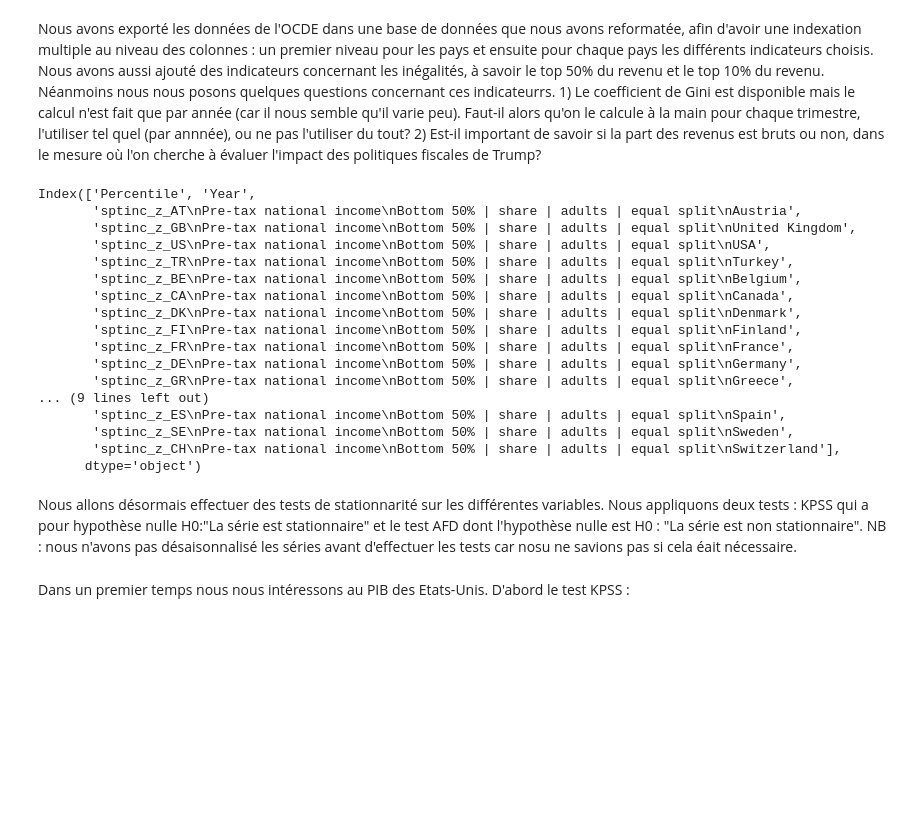
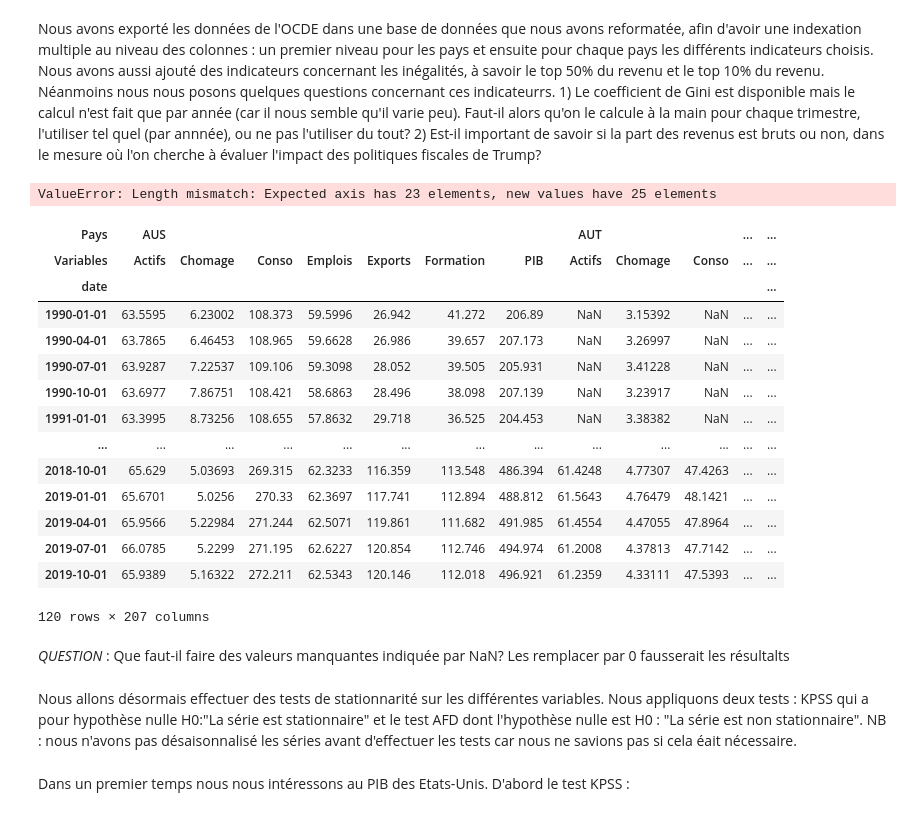
Before and after one commit to Adrien-Mcode/Stat-app-Trumpnomics, a Jupyter notebook: reufevrier.ipynb, the cells around one changed output. Drawn from its saved outputs; the diff is of its cells as text; code cells hidden in the pictures; blank space fills up the shorter version.

```diff
--- a/reufevrier.ipynb
+++ b/reufevrier.ipynb
@@ -19,36 +19,16 @@ tocde.columns = new_index
 tocde.drop(['Variables', 'Pays'], inplace=True)
 # %%
 import csv
-bottom_50 = pd.read_csv(r"https://raw.githubusercontent.com/Adrien-Mcode/Stat-app-Trumpnomics/main/Donnees%20inegalite/top_bottom_income/WID_Data_Metadata/bottom_50_income.csv?token=ASA6PWUTFBTHQOQKNCTKW3DACVADK",
+bottom_50 = pd.read_csv(r"https://raw.githubusercontent.com/Adrien-Mcode/Stat-app-Trumpnomics/main/Donnees%20inegalite/top_bottom_income/WID_Data_Metadata/bottom_50_income.csv?token=ASA6PWTDLEXNQ6N2CXJQMWTAC2VEG",
                        header = 1,
                        sep=';')
 # %%
 import csv
-top_10 =pd.read_csv(r"https://raw.githubusercontent.com/Adrien-Mcode/Stat-app-Trumpnomics/main/Donnees%20inegalite/top_bottom_income/WID_Data_Metadata/top_10_income.csv?token=ASA6PWRMIM3ZEUEIJW6LKGDACVAMC",
+top_10 =pd.read_csv(r"https://raw.githubusercontent.com/Adrien-Mcode/Stat-app-Trumpnomics/main/Donnees%20inegalite/top_bottom_income/WID_Data_Metadata/top_10_income.csv?token=ASA6PWQC3X44Z3RYIRG6MWDAC2VF4",
                    header = 1,
                    sep=';')
 # %%
-df_ocde = pd.read_csv(r"https://raw.githubusercontent.com/Adrien-Mcode/Stat-app-Trumpnomics/main/Tableaux_csv/ocde2.csv?token=ASA6PWWQBJ522O3JJD4YY73ACU6KA")
+df_ocde = pd.read_csv(r"https://raw.githubusercontent.com/Adrien-Mcode/Stat-app-Trumpnomics/main/Tableaux_csv/ocde2.csv?token=ASA6PWXVFPZLLJVOXZ3ZBD3AC2VAQ")
-# %%
-bottom_50.columns
-# %% [output]
-Index(['Percentile', 'Year',
-       'sptinc_z_AT\nPre-tax national income\nBottom 50% | share | adults | equal split\nAustria',
-       'sptinc_z_GB\nPre-tax national income\nBottom 50% | share | adults | equal split\nUnited Kingdom',
-       'sptinc_z_US\nPre-tax national income\nBottom 50% | share | adults | equal split\nUSA',
-       'sptinc_z_TR\nPre-tax national income\nBottom 50% | share | adults | equal split\nTurkey',
-       'sptinc_z_BE\nPre-tax national income\nBottom 50% | share | adults | equal split\nBelgium',
-       'sptinc_z_CA\nPre-tax national income\nBottom 50% | share | adults | equal split\nCanada',
-       'sptinc_z_DK\nPre-tax national income\nBottom 50% | share | adults | equal split\nDenmark',
-       'sptinc_z_FI\nPre-tax national income\nBottom 50% | share | adults | equal split\nFinland',
-       'sptinc_z_FR\nPre-tax national income\nBottom 50% | share | adults | equal split\nFrance',
-       'sptinc_z_DE\nPre-tax national income\nBottom 50% | share | adults | equal split\nGermany',
-       'sptinc_z_GR\nPre-tax national income\nBottom 50% | share | adults | equal split\nGreece',
-... (9 lines left out)
-       'sptinc_z_ES\nPre-tax national income\nBottom 50% | share | adults | equal split\nSpain',
-       'sptinc_z_SE\nPre-tax national income\nBottom 50% | share | adults | equal split\nSweden',
-       'sptinc_z_CH\nPre-tax national income\nBottom 50% | share | adults | equal split\nSwitzerland'],
-      dtype='object')
 # %%
 import pandas as pd
 import csv
@@ -140,8 +120,30 @@ tocde['date'] = pd.PeriodIndex(qs, freq='Q').to_timestamp()
 
 tocde = tocde.reindex(index=tocde['date'])
 tocde = tocde.drop("date", axis=1)
+# %% [output]
+ValueError: Length mismatch: Expected axis has 23 elements, new values have 25 elements
+# %%
+tocde
+# %% [output]
+| Pays | AUS |  |  |  |  |  |  | AUT |  |  | ... | ... |
+| Variables | Actifs | Chomage | Conso | Emplois | Exports | Formation | PIB | Actifs | Chomage | Conso | ... | ... |
+| date |  |  |  |  |  |  |  |  |  |  |  | ... |
+| 1990-01-01 | 63.5595 | 6.23002 | 108.373 | 59.5996 | 26.942 | 41.272 | 206.89 | NaN | 3.15392 | NaN | ... | ... |
+| 1990-04-01 | 63.7865 | 6.46453 | 108.965 | 59.6628 | 26.986 | 39.657 | 207.173 | NaN | 3.26997 | NaN | ... | ... |
+| 1990-07-01 | 63.9287 | 7.22537 | 109.106 | 59.3098 | 28.052 | 39.505 | 205.931 | NaN | 3.41228 | NaN | ... | ... |
+| 1990-10-01 | 63.6977 | 7.86751 | 108.421 | 58.6863 | 28.496 | 38.098 | 207.139 | NaN | 3.23917 | NaN | ... | ... |
+| 1991-01-01 | 63.3995 | 8.73256 | 108.655 | 57.8632 | 29.718 | 36.525 | 204.453 | NaN | 3.38382 | NaN | ... | ... |
+| ... | ... | ... | ... | ... | ... | ... | ... | ... | ... | ... | ... | ... |
+| 2018-10-01 | 65.629 | 5.03693 | 269.315 | 62.3233 | 116.359 | 113.548 | 486.394 | 61.4248 | 4.77307 | 47.4263 | ... | ... |
+| 2019-01-01 | 65.6701 | 5.0256 | 270.33 | 62.3697 | 117.741 | 112.894 | 488.812 | 61.5643 | 4.76479 | 48.1421 | ... | ... |
+| 2019-04-01 | 65.9566 | 5.22984 | 271.244 | 62.5071 | 119.861 | 111.682 | 491.985 | 61.4554 | 4.47055 | 47.8964 | ... | ... |
+| 2019-07-01 | 66.0785 | 5.2299 | 271.195 | 62.6227 | 120.854 | 112.746 | 494.974 | 61.2008 | 4.37813 | 47.7142 | ... | ... |
+| 2019-10-01 | 65.9389 | 5.16322 | 272.211 | 62.5343 | 120.146 | 112.018 | 496.921 | 61.2359 | 4.33111 | 47.5393 | ... | ... |
+120 rows × 207 columns
+# %% [markdown]
+*QUESTION* : Que faut-il faire des valeurs manquantes indiquée par NaN? Les remplacer par 0 fausserait les résultalts
 # %% [markdown]
-Nous allons désormais effectuer des tests de stationnarité sur les différentes variables. Nous appliquons deux tests  : KPSS qui a pour hypothèse nulle H0:"La série est stationnaire" et le test AFD dont l'hypothèse nulle est H0 : "La série est non stationnaire". NB : nous n'avons pas désaisonnalisé les séries avant d'effectuer les tests car nosu ne savions pas si cela éait nécessaire.
+Nous allons désormais effectuer des tests de stationnarité sur les différentes variables. Nous appliquons deux tests  : KPSS qui a pour hypothèse nulle H0:"La série est stationnaire" et le test AFD dont l'hypothèse nulle est H0 : "La série est non stationnaire". NB : nous n'avons pas désaisonnalisé les séries avant d'effectuer les tests car nous ne savions pas si cela éait nécessaire.
 # %% [markdown]
  Dans un premier temps nous nous intéressons au PIB des Etats-Unis. D'abord le test KPSS :
 # %%
```
Also changed, not shown: parts of 30 cells of this notebook.
